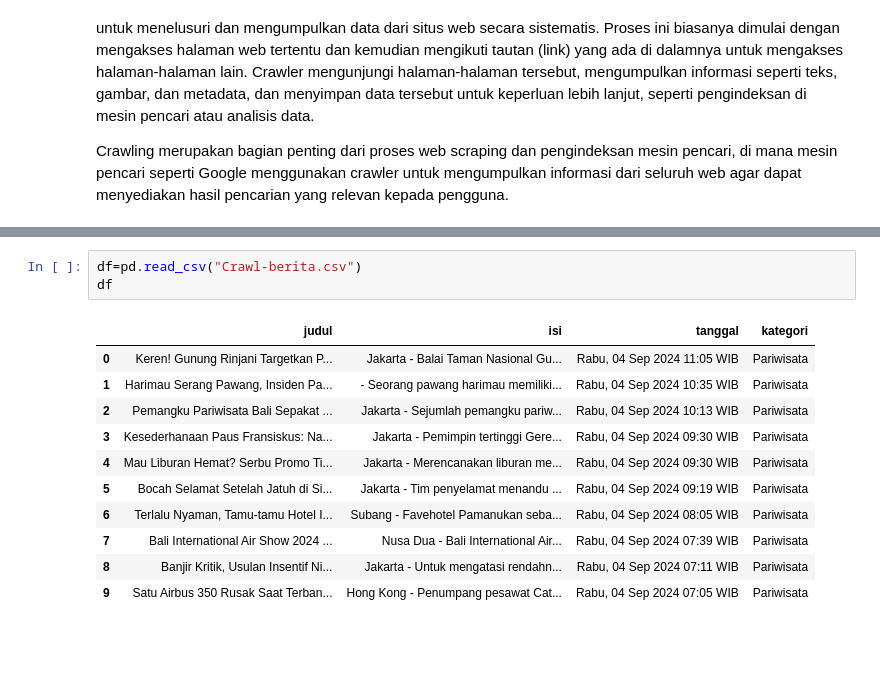
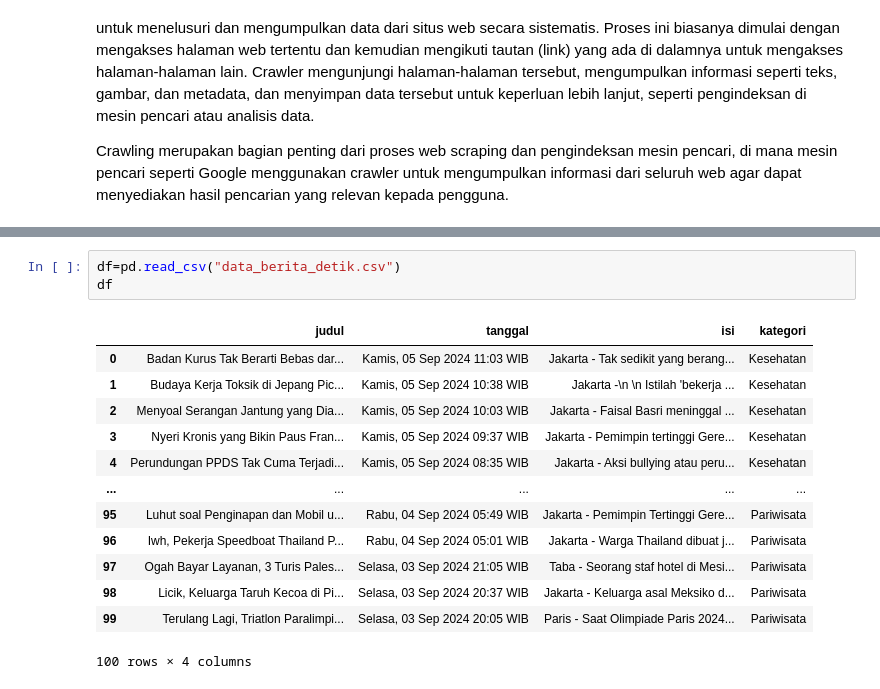
Before and after one commit to ArifHidaya12/PPW-A, a Jupyter notebook: _sources/tugas-ppw/Tugas-1.ipynb, the cells around one changed output, grey strips where cells are left out. Saved outputs shown, nothing was run; the diff lists cells and outputs as text; blank space fills up the shorter version.

```diff
--- a/_sources/tugas-ppw/Tugas-1.ipynb
+++ b/_sources/tugas-ppw/Tugas-1.ipynb
@@ -98,15 +111,17 @@ Satu Airbus 350 Rusak Saat Terbang, Cathay Batalkan 24 Penerbangan
 # %%
-df=pd.read_csv("Crawl-berita.csv")
+df=pd.read_csv("data_berita_detik.csv")
 df
 # %% [output]
-|  | judul | isi | tanggal | kategori |
-| 0 | Keren! Gunung Rinjani Targetkan P... | Jakarta - Balai Taman Nasional Gu... | Rabu, 04 Sep 2024 11:05 WIB | Pariwisata |
-| 1 | Harimau Serang Pawang, Insiden Pa... | - Seorang pawang harimau memiliki... | Rabu, 04 Sep 2024 10:35 WIB | Pariwisata |
-| 2 | Pemangku Pariwisata Bali Sepakat ... | Jakarta - Sejumlah pemangku pariw... | Rabu, 04 Sep 2024 10:13 WIB | Pariwisata |
-| 3 | Kesederhanaan Paus Fransiskus: Na... | Jakarta - Pemimpin tertinggi Gere... | Rabu, 04 Sep 2024 09:30 WIB | Pariwisata |
-| 4 | Mau Liburan Hemat? Serbu Promo Ti... | Jakarta - Merencanakan liburan me... | Rabu, 04 Sep 2024 09:30 WIB | Pariwisata |
-| 5 | Bocah Selamat Setelah Jatuh di Si... | Jakarta - Tim penyelamat menandu ... | Rabu, 04 Sep 2024 09:19 WIB | Pariwisata |
-| 6 | Terlalu Nyaman, Tamu-tamu Hotel I... | Subang - Favehotel Pamanukan seba... | Rabu, 04 Sep 2024 08:05 WIB | Pariwisata |
-| 7 | Bali International Air Show 2024 ... | Nusa Dua - Bali International Air... | Rabu, 04 Sep 2024 07:39 WIB | Pariwisata |
-| 8 | Banjir Kritik, Usulan Insentif Ni... | Jakarta - Untuk mengatasi rendahn... | Rabu, 04 Sep 2024 07:11 WIB | Pariwisata |
-| 9 | Satu Airbus 350 Rusak Saat Terban... | Hong Kong - Penumpang pesawat Cat... | Rabu, 04 Sep 2024 07:05 WIB | Pariwisata |
+|  | judul | tanggal | isi | kategori |
+| 0 | Badan Kurus Tak Berarti Bebas dar... | Kamis, 05 Sep 2024 11:03 WIB | Jakarta - Tak sedikit yang berang... | Kesehatan |
+| 1 | Budaya Kerja Toksik di Jepang Pic... | Kamis, 05 Sep 2024 10:38 WIB | Jakarta -\n \n Istilah 'bekerja ... | Kesehatan |
+| 2 | Menyoal Serangan Jantung yang Dia... | Kamis, 05 Sep 2024 10:03 WIB | Jakarta - Faisal Basri meninggal ... | Kesehatan |
+| 3 | Nyeri Kronis yang Bikin Paus Fran... | Kamis, 05 Sep 2024 09:37 WIB | Jakarta - Pemimpin tertinggi Gere... | Kesehatan |
+| 4 | Perundungan PPDS Tak Cuma Terjadi... | Kamis, 05 Sep 2024 08:35 WIB | Jakarta - Aksi bullying atau peru... | Kesehatan |
+| ... | ... | ... | ... | ... |
+| 95 | Luhut soal Penginapan dan Mobil u... | Rabu, 04 Sep 2024 05:49 WIB | Jakarta - Pemimpin Tertinggi Gere... | Pariwisata |
+| 96 | Iwh, Pekerja Speedboat Thailand P... | Rabu, 04 Sep 2024 05:01 WIB | Jakarta - Warga Thailand dibuat j... | Pariwisata |
+| 97 | Ogah Bayar Layanan, 3 Turis Pales... | Selasa, 03 Sep 2024 21:05 WIB | Taba - Seorang staf hotel di Mesi... | Pariwisata |
+| 98 | Licik, Keluarga Taruh Kecoa di Pi... | Selasa, 03 Sep 2024 20:37 WIB | Jakarta - Keluarga asal Meksiko d... | Pariwisata |
+| 99 | Terulang Lagi, Triatlon Paralimpi... | Selasa, 03 Sep 2024 20:05 WIB | Paris - Saat Olimpiade Paris 2024... | Pariwisata |
+100 rows × 4 columns
```
Also changed, not shown: parts of 1 cell of this notebook, 14 other files.
